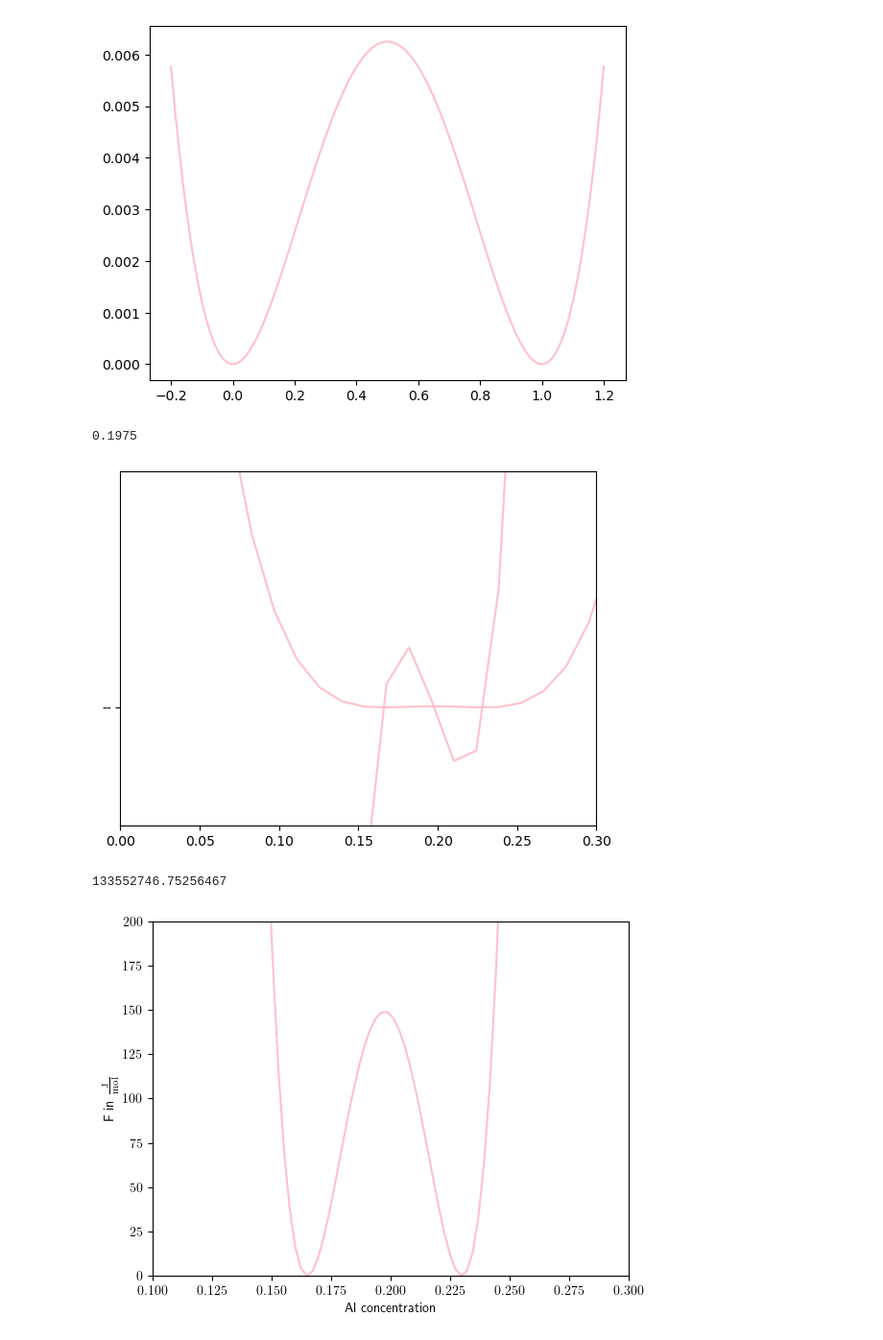
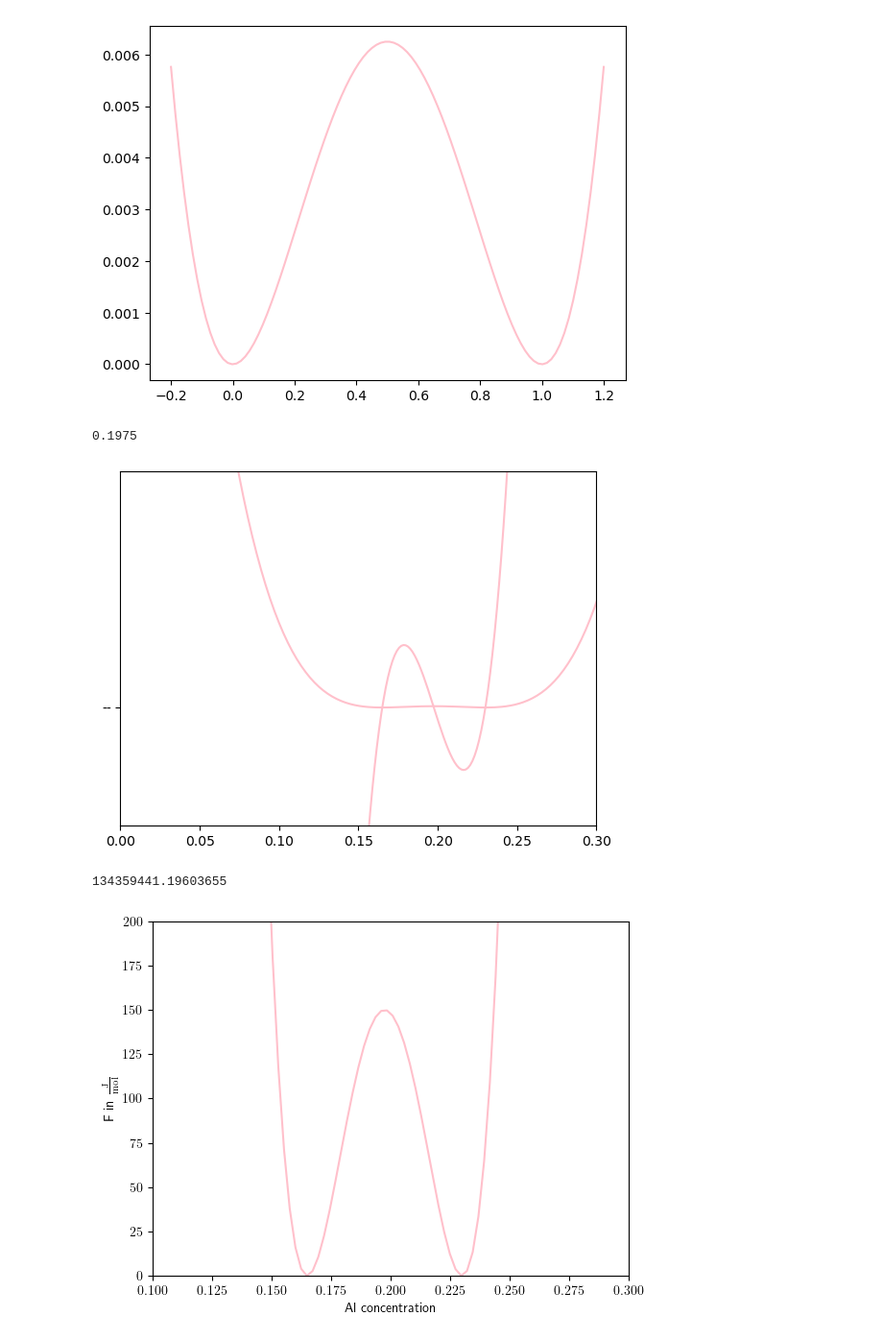
Before and after one commit to LAPikachu/practical_pfm, a Jupyter notebook: code/additional_plots.ipynb, the cells around one changed output. Shown at 96% size. Saved outputs shown, nothing was run; the diff lists cells and outputs as text; code cells hidden in the pictures.

```diff
--- a/code/additional_plots.ipynb
+++ b/code/additional_plots.ipynb
@@ -26,34 +26,34 @@ ax.plot(c, f_bulk, 'pink')
 [<matplotlib.lines.Line2D at 0x...>]
 [figure]
 # %%
-c = np.linspace(-0.2,1.2,100)
+c = np.linspace(-0.2,1.2,1000)
 c1 = 0.165
 c2 = 0.23
 
 f_bulk = [calc_f_bulk(c_i,c1 = 0.165, c2 = 0.23, f_0=1.) for c_i in c]
 df_bulk = [calc_df_bulk(c_i, c1 = 0.165, c2 = 0.23, f_0=1.) for c_i in c]
 fig, ax = plt.subplots()
 ax.plot(c, f_bulk, 'pink')
 ax.plot(c, df_bulk, 'pink', '--')
 ax.set_ylim(-0.0001, 0.0002)
 ax.set_xlim(0, 0.3)
 
 fit_calc_df_bulk = lambda c: calc_df_bulk(c, c1 = 0.165, c2 = 0.23, f_0=1.)
 c_max = sp.optimize.root_scalar(fit_calc_df_bulk, x0=0.2).root
 print(c_max)
 # %% [output]
 0.1975
-[figure, old version]
+[figure, new version]
 # %%
-delta_f = 149 #J/mol
-def calc_f0(delta_f, c_max, c1 = 0.165, c2 = 0.23, f_0=1.):
+delta_f = 149.9 #J/mol
+def calc_f0(delta_f, c_max, c1 = 0.165, c2 = 0.23):
     return delta_f/((c1 - c_max)**2 *(c_max - c2)**2)
 
-f_0_calc = calc_f0(delta_f=delta_f, c_max = c_max, c1 = 0.165, c2 = 0.23, f_0 = 1.)
+f_0_calc = calc_f0(delta_f=delta_f, c_max = c_max, c1 = 0.165, c2 = 0.23)
 
 f_0_calc
 # %% [output]
-133552746.75256467
+134359441.19603655
 # %%
 c = np.linspace(0.1,2.5,1000)
 f_bulk = [calc_f_bulk(c_i, c1 = 0.165, c2 = 0.23, f_0=f_0_calc) for c_i in c]
```
Also changed, not shown: 4 other files.
